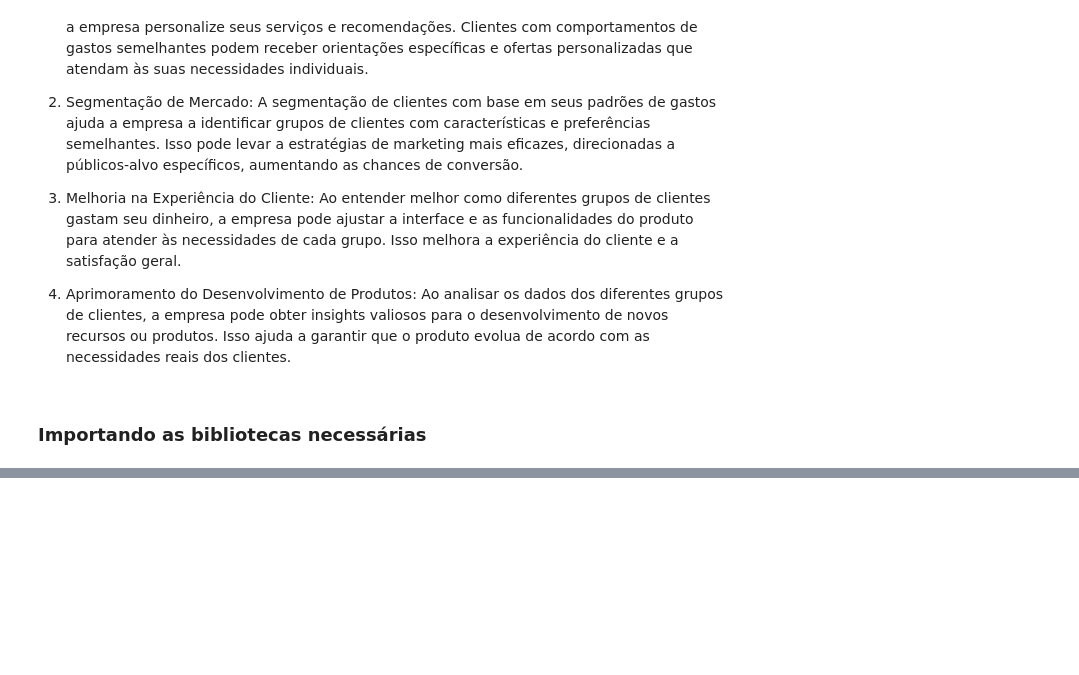
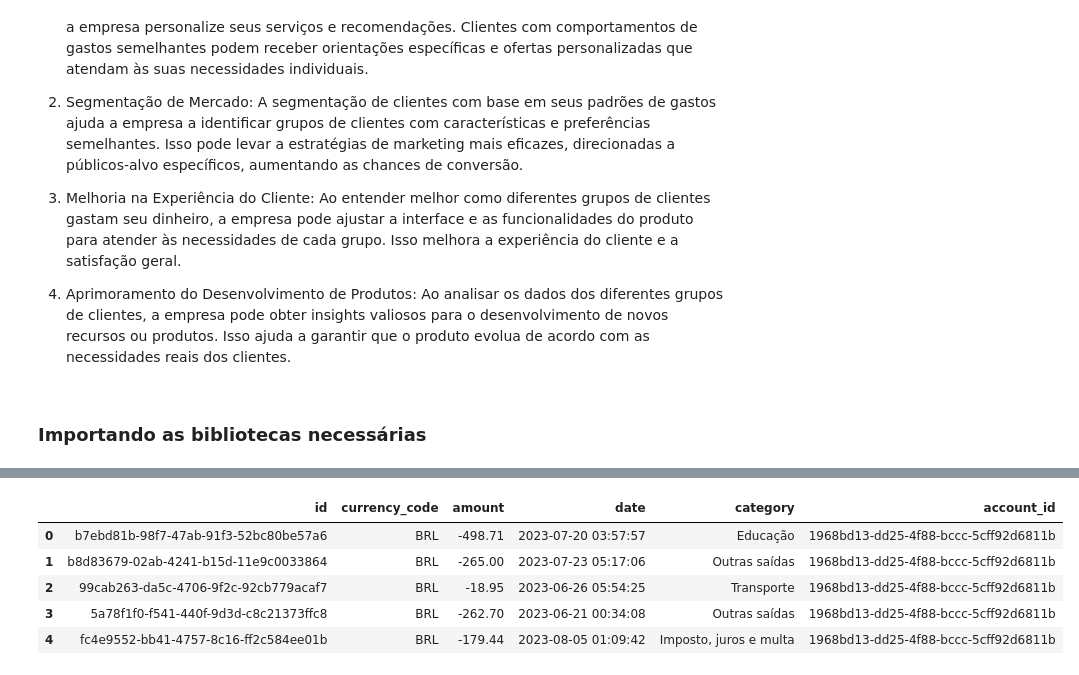
Before and after one commit to allmeidaapedro/Clusterizacao-Clientes-Cartao-Credito, a Jupyter notebook: notebooks/1. EDA.ipynb, the cells around one changed output, grey strips where cells are left out. Cells and saved outputs as stored; diff of their text form; code cells hidden in the pictures; blank space fills up the shorter version.

```diff
--- a/notebooks/1. EDA.ipynb
+++ b/notebooks/1. EDA.ipynb
@@ -34,0 +64,9 @@ import seaborn as sns
+# %%
+transactions.head()
+# %% [output]
+|  | id | currency_code | amount | date | category | account_id |
+| 0 | b7ebd81b-98f7-47ab-91f3-52bc80be57a6 | BRL | -498.71 | 2023-07-20 03:57:57 | Educação | 1968bd13-dd25-4f88-bccc-5cff92d6811b |
+| 1 | b8d83679-02ab-4241-b15d-11e9c0033864 | BRL | -265.00 | 2023-07-23 05:17:06 | Outras saídas | 1968bd13-dd25-4f88-bccc-5cff92d6811b |
+| 2 | 99cab263-da5c-4706-9f2c-92cb779acaf7 | BRL | -18.95 | 2023-06-26 05:54:25 | Transporte | 1968bd13-dd25-4f88-bccc-5cff92d6811b |
+| 3 | 5a78f1f0-f541-440f-9d3d-c8c21373ffc8 | BRL | -262.70 | 2023-06-21 00:34:08 | Outras saídas | 1968bd13-dd25-4f88-bccc-5cff92d6811b |
+| 4 | fc4e9552-bb41-4757-8c16-ff2c584ee01b | BRL | -179.44 | 2023-08-05 01:09:42 | Imposto, juros e multa | 1968bd13-dd25-4f88-bccc-5cff92d6811b |
```
Also changed, not shown: parts of 23 cells of this notebook.
